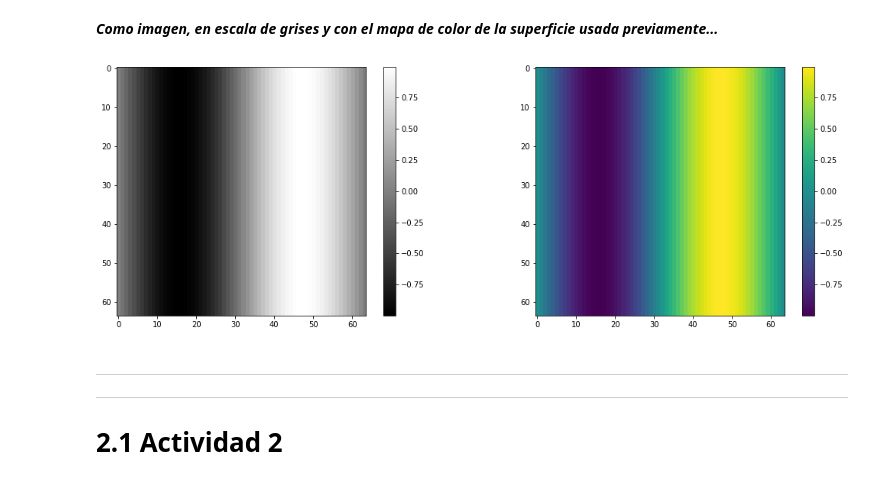
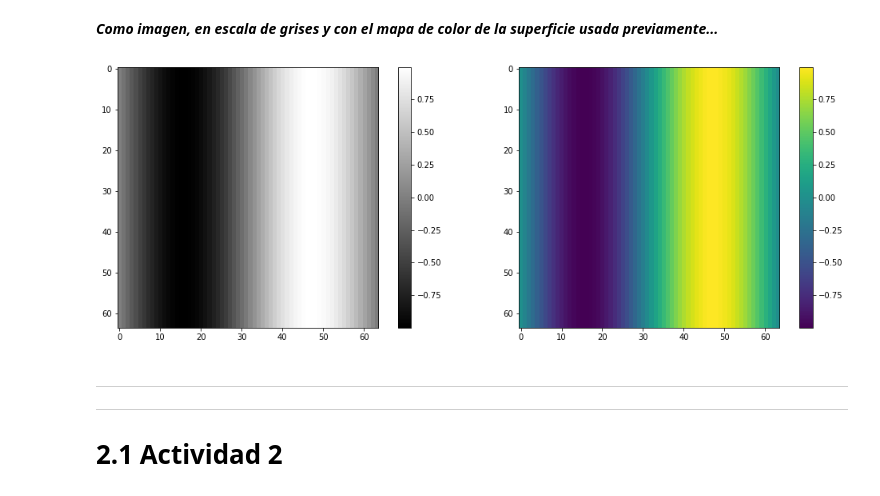
Before and after one commit to tvillani22/PSeI, a Jupyter notebook: TV_Modulo2.ipynb, the cells around one changed output. Drawn from its saved outputs; the diff is of its cells as text; code cells hidden in the pictures.

```diff
--- a/TV_Modulo2.ipynb
+++ b/TV_Modulo2.ipynb
@@ -33,7 +33,8 @@ for i in range(len(x)):
 # # Con una línea sería..
 # Z = np.sin(X)
 
-# Grafico como malla..
-fig, ax = plt.subplots(1, 1, subplot_kw=dict(projection='3d'), figsize=(12,9))
-ax.plot_wireframe(X, Y, Z);
+# Grafico como superficie..
+fig, ax = plt.subplots(1, 1, subplot_kw={'projection':'3d'}, figsize=(11,6))
+cb = ax.plot_surface(X, Y, Z, cmap='viridis')
+fig.colorbar(cb);
 # %% [output]
@@ -41,5 +41,0 @@ ax.plot_wireframe(X, Y, Z);
-# %%
-# Y como superficie..
-fig, ax = plt.subplots(1, 1, subplot_kw=dict(projection='3d'), figsize=(14,9))
-cb = ax.plot_surface(X, Y, Z, cmap='viridis', edgecolor='none')
-fig.colorbar(cb, ax=ax);
@@ -48,12 +42,12 @@ fig.colorbar(cb, ax=ax);
 # %% [markdown]
 ***Como imagen, en escala de grises y con el mapa de color de la superficie usada previamente...***
 # %%
-fig, ax = plt.subplots(1, 2, figsize=(18,6))
+fig, ax = plt.subplots(1, 2, figsize=(18,6), gridspec_kw={'wspace':0})
 for axx, cmap in zip(ax, ['gray','viridis']):
     cb = axx.imshow(Z, cmap=cmap)
     fig.colorbar(cb, ax=axx)
 # %% [output]
-[figure, old version]
+[figure, new version]
 # %% [markdown]
 ***
 ***
```
Also changed, not shown: parts of 5 cells of this notebook, 1 other file.
